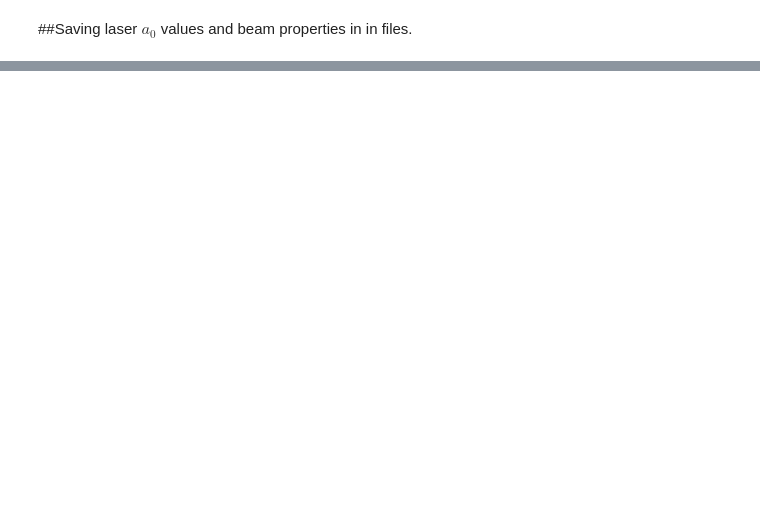
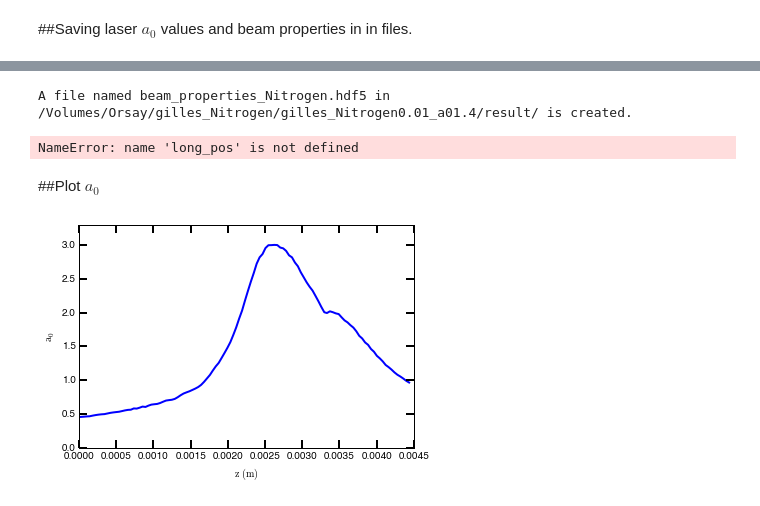
Before and after one commit to kcirtap2014/LPA_PDB_diagnostics, a Jupyter notebook: quickstart_notebook/quickstart_multiple.ipynb, the cells around one changed output, grey strips where cells are left out. Cells and saved outputs as stored; diff of their text form; code cells hidden in the pictures; blank space fills up the shorter version.

Commit message:
Added figure saving in quickstart_multiple.ipynb

```diff
--- a/quickstart_notebook/quickstart_multiple.ipynb
+++ b/quickstart_notebook/quickstart_multiple.ipynb
@@ -200,8 +218,36 @@ ROI_peak_right = [np.nan, np.nan] + list(np.transpose(ROI_peak)[1])
 # %%
-qname = ["val", "deltaE", "deltaEE", "emitx", "emity", "divx", "divy", "charge", "ROI_peak_left",
-         "ROI_peak_right"]
-f = FileWriting(qname, "beam_properties_Nitrogen")
-stacked_data = np.stack(( long_pos, deltaE, deltaEE, emitx, emity, divx, divy, charge, ROI_peak_left,
-                         ROI_peak_right), axis=0)
-f.write(stacked_data, np.shape(stacked_data),
-         attrs = [ "m", "MeV", "%", "m.rad", "m.rad", "rad", "rad", "C", "arb. units","arb. units"])
+if l_particle:
+    qname = ["val", "deltaE", "deltaEE", "emitx", "emity", "divx",
+             "divy", "charge", "ROI_peak_left", "ROI_peak_right"]
+    f = FileWriting(qname, "beam_properties_Nitrogen")
+    stacked_data = np.stack(( longitudinal_position, deltaE, deltaEE, emitx, emity,
+                             divx, divy, charge, ROI_peak_left,
+                             ROI_peak_right), axis=0)
+    f.write(stacked_data, np.shape(stacked_data),
+             attrs = [ "m", "MeV", "%", "m.rad", "m.rad", "rad", "rad",
+                      "C", "arb. units","arb. units"])
+# %% [output]
+A file named beam_properties_Nitrogen.hdf5 in /Volumes/Orsay/gilles_Nitrogen/gilles_Nitrogen0.01_a01.4/result/ is created.
+NameError: name 'long_pos' is not defined
+# %% [markdown]
+##Plot $a_0$
+# %%
+if 'inline' in matplotlib.get_backend():
+    fig, ax = plt.subplots( dpi=150 )
+else:
+    fig, ax = plt.subplots( figsize=(10,8) )
+
+fig.patch.set_facecolor('white')
+ax.plot(z_a0, a0, linewidth = 2)
+
+ax.set_xlabel(r"$\mathrm{z\,(m)}$")
+ax.set_ylabel(r"$\mathrm{a_0}$")
+ax.set_ylim(0.0, 1.1*max(a0))
+ax.xaxis.set_tick_params(width=2, length = 8)
+ax.yaxis.set_tick_params(width=2, length = 8)
+font = {'family':'sans-serif'}
+plt.rc('font', **font)
+
+fig.savefig(res_path + "a0.pdf")
+# %% [output]
+[figure, added]
```
Also changed, not shown: parts of 5 cells of this notebook, 2 other files.
